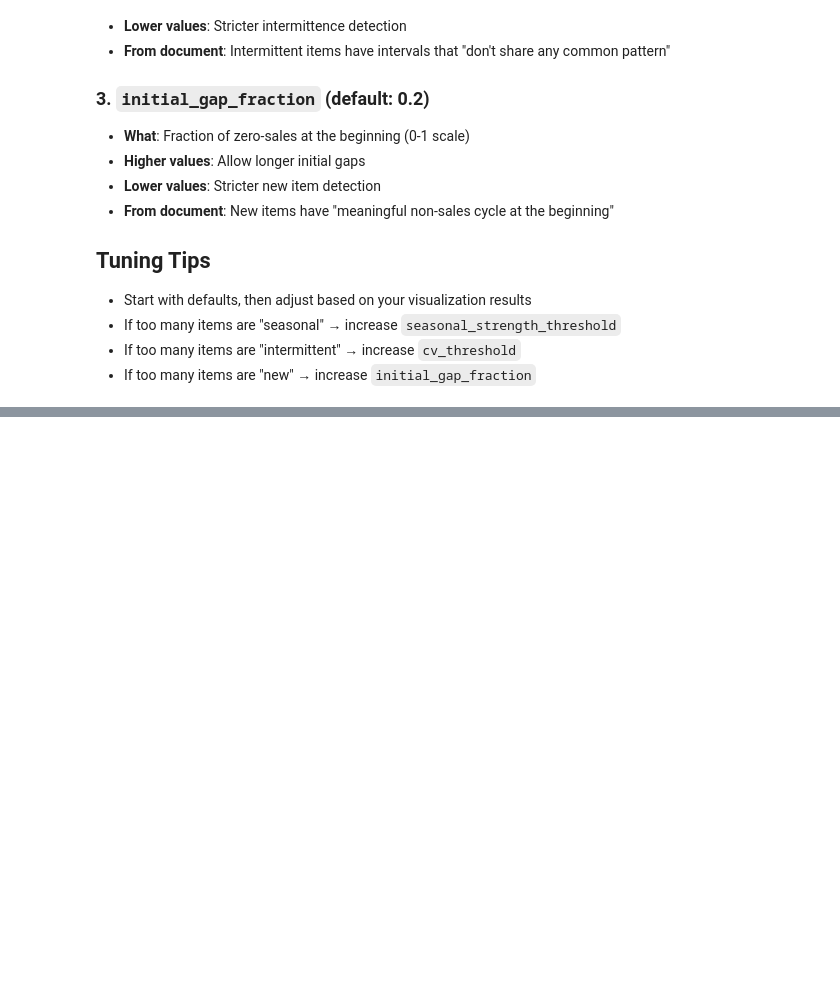
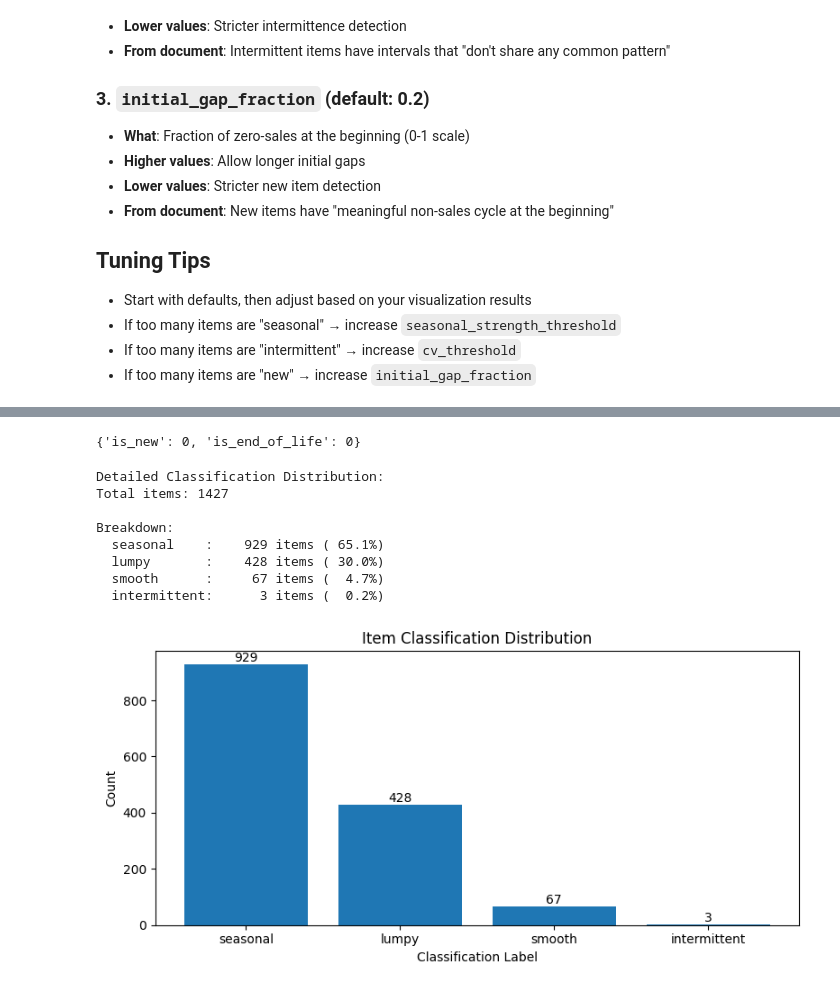
Before and after one commit to up202108724/Dissertation25-26, a Jupyter notebook: EDA/eda.ipynb, the cells around one changed output, grey strips where cells are left out. Saved outputs shown, nothing was run; the diff lists cells and outputs as text; code cells hidden in the pictures; blank space fills up the shorter version.

```diff
--- a/EDA/eda.ipynb
+++ b/EDA/eda.ipynb
@@ -11,6 +13,6 @@ from item_classifier import ItemClassifier, classify_items
 # %%
 
-table = feather.read_table('dataset/data_andre.feather', memory_map=True)
+table = feather.read_table('../dataset/data_andre.feather', memory_map=True)
 df= table.to_pandas()
 df.head()
 # %% [output]
@@ -36,0 +26,5 @@ ModuleNotFoundError: No module named 'EDA'
+# %%
+df_indexed = df.copy()
+df_indexed["date"] = pd.to_datetime(df_indexed["date"])
+df_indexed = df_indexed.set_index("date").sort_index()
+df_indexed.head()
@@ -317,0 +90,2 @@ def search_products(label=None, department=None, item_id=None):
+# %%
+df_classified, labels_df, summary = classify_items_adi_cv(df_indexed)
@@ -317,0 +103,16 @@ def search_products(label=None, department=None, item_id=None):
+# %%
+summary['flag_counts']
+# %% [output]
+{'is_new': 0, 'is_end_of_life': 0}
+# %%
+plot_label_distribution(summary['label_counts']);
+# %% [output]
+Detailed Classification Distribution:
+Total items: 1427
+
+Breakdown:
+  seasonal    :    929 items ( 65.1%)
+  lumpy       :    428 items ( 30.0%)
+  smooth      :     67 items (  4.7%)
+  intermittent:      3 items (  0.2%)
+[figure, added]
```
Also changed, not shown: parts of 12 cells of this notebook, 5 other files.
